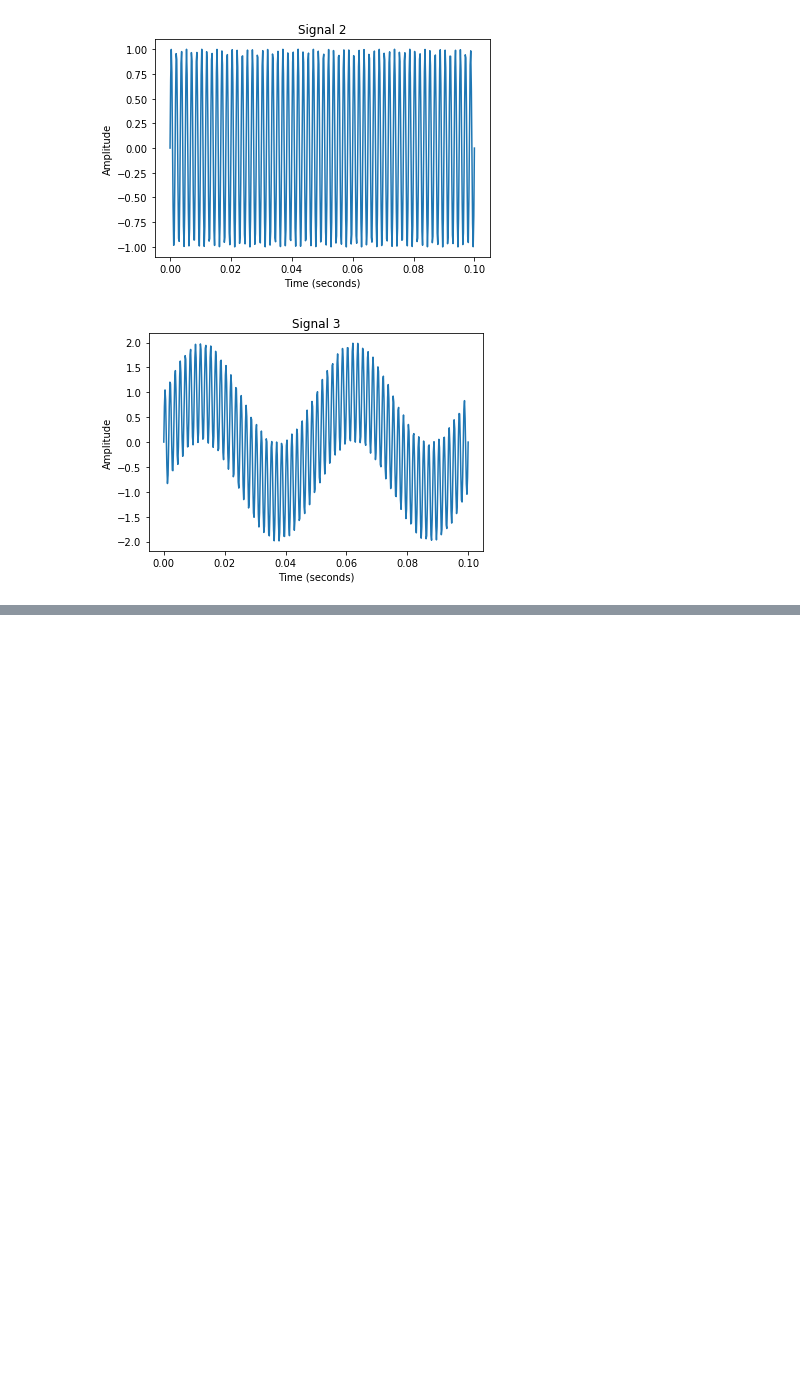
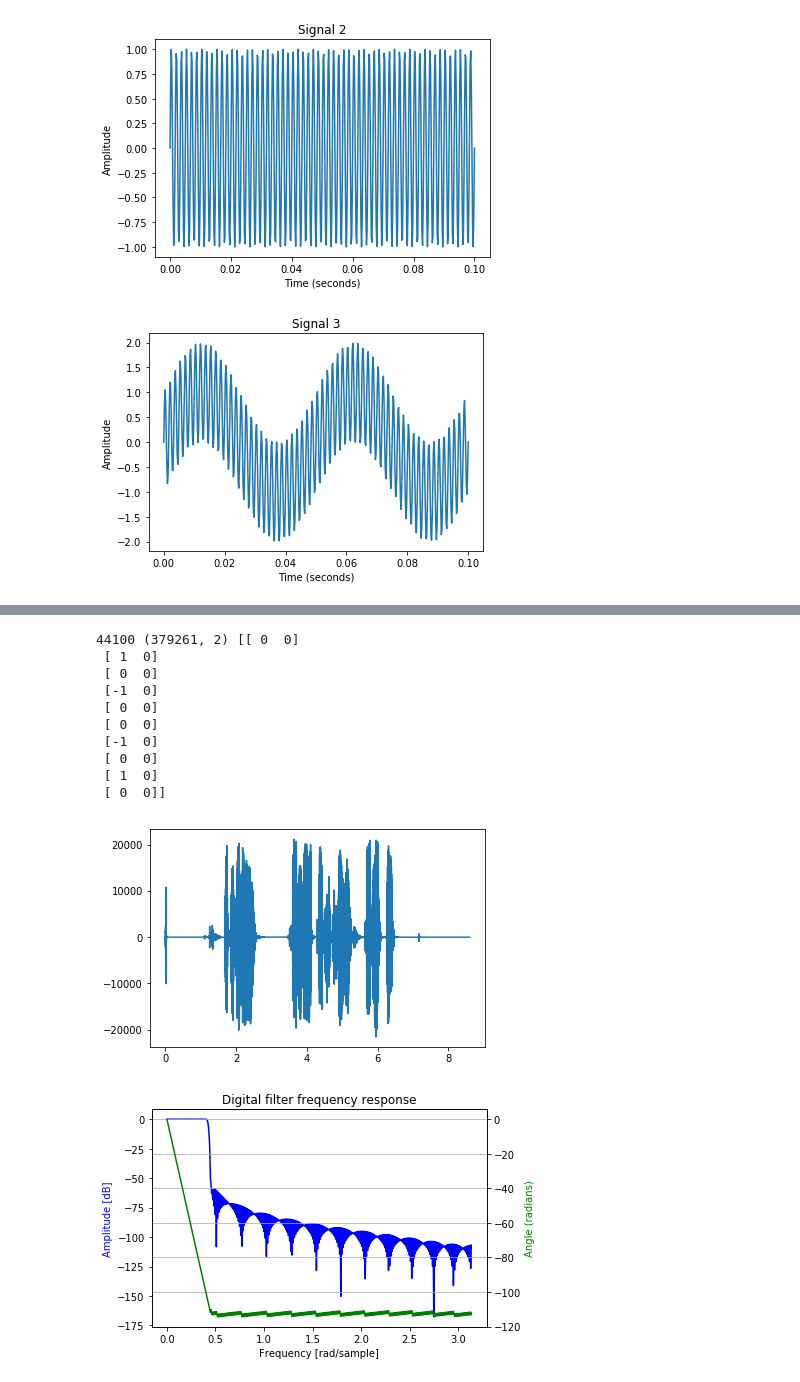
Before and after one commit to itsmealves/lab-sistemas-comunicacao, a Jupyter notebook: filtros.ipynb, the cells around one changed output, grey strips where cells are left out. Saved outputs shown, nothing was run; the diff lists cells and outputs as text; code cells hidden in the pictures; blank space fills up the shorter version.

```diff
--- a/filtros.ipynb
+++ b/filtros.ipynb
@@ -102,6 +105,8 @@ def create_noisy_wavfile(source, target):
     # audio_sampling will be the sampling frequency used to record the file
     # stereo_data is a numpy ndarray with shape (num_samples, num_channels)
     audio_sampling, stereo_data = wavfile.read(source)
+    print(audio_sampling, stereo_data.shape, stereo_data[0:10,:])
+
     max_value = np.abs(stereo_data).max()
     num_samples = stereo_data.shape[0]
     num_channels = stereo_data.shape[1]
@@ -113,6 +118,7 @@ def create_noisy_wavfile(source, target):
     noise_frequency = 8000
     noise_domain = np.linspace(0, audio_duration, num_samples)
     noise = np.sin(2 * np.pi * noise_domain * noise_frequency)
+    plt.plot(noise_domain, stereo_data[:,0])
 
     # Normalize data to [-1, 1] range, so it will be easier to write the file after processing it
     # Then, add noise
@@ -129,0 +134,49 @@ create_noisy_wavfile('static/mom.wav', 'static/noisy_mom.wav')
+# %%
+create_noisy_wavfile('static/audio/mom.wav', 'static/audio/noisy_mom.wav')
+
+audio_sampling, stereo_data = wavfile.read('static/audio/noisy_mom.wav')
+num_channels = stereo_data.shape[1]
+max_value = np.abs(stereo_data).max()
+f = signal.firwin(500, 6000.0 / audio_sampling)
+
+w, h = signal.freqz(f)
+
+fig, ax1 = plt.subplots()
+ax1.set_title('Digital filter frequency response')
+
+ax1.plot(w, 20 * np.log10(abs(h)), 'b')
+ax1.set_ylabel('Amplitude [dB]', color='b')
+ax1.set_xlabel('Frequency [rad/sample]')
+
+ax2 = ax1.twinx()
+angles = np.unwrap(np.angle(h))
+ax2.plot(w, angles, 'g')
+ax2.set_ylabel('Angle (radians)', color='g')
+ax2.grid()
+ax2.axis('tight')
+plt.show()
+
+normalized_stereo_data = stereo_data / max_value
+left_data = normalized_stereo_data[:,0]
+right_data = normalized_stereo_data[:,1]
+#filtered_left_data = convolve(left_data, f)
+#filtered_right_data = convolve(right_data, f)
+filtered_left_data = left_data
+filtered_right_data = right_data
+
+normalized_data = np.stack((filtered_left_data, filtered_right_data), axis=1)
+data = (normalized_data * max_value).astype(stereo_data.dtype)
+wavfile.write('static/audio/filtered_mom.wav', audio_sampling, data)
+# %% [output]
+44100 (379261, 2) [[ 0  0]
+ [ 1  0]
+ [ 0  0]
+ [-1  0]
+ [ 0  0]
+ [ 0  0]
+ [-1  0]
+ [ 0  0]
+ [ 1  0]
+ [ 0  0]]
+[figure, added]
+[figure, added]
```
Also changed, not shown: parts of 4 cells of this notebook, 4 other files.
